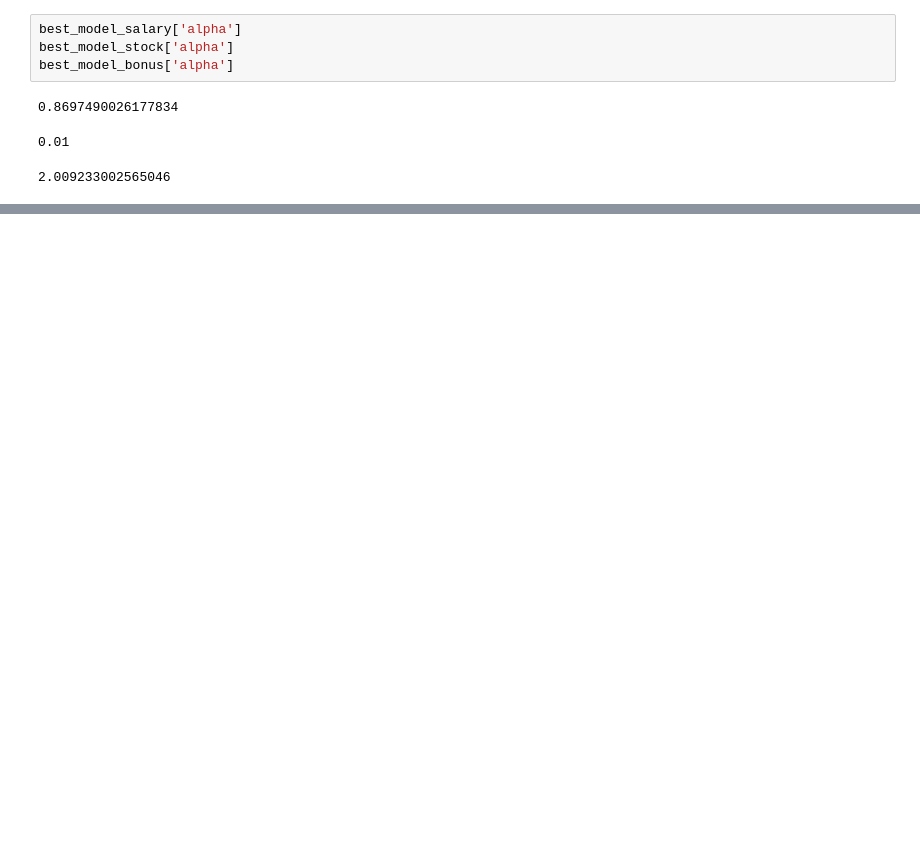
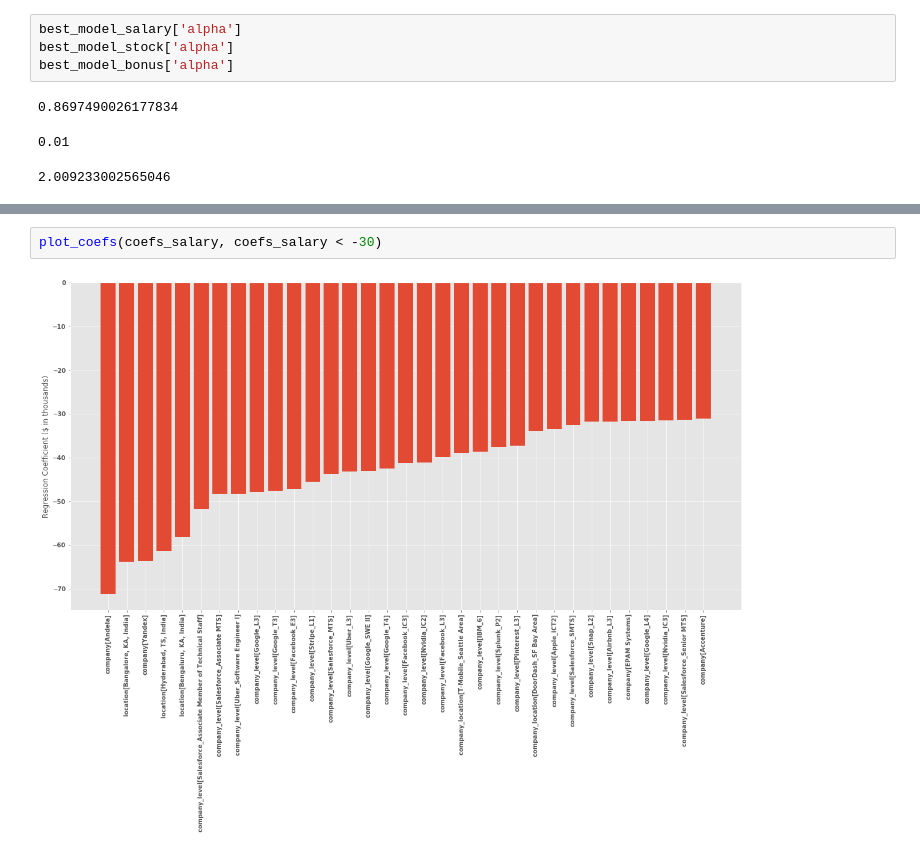
Before and after one commit to simonayzman/CompensationNegotiation, a Jupyter notebook: Data Analysis - Untransformed.ipynb, the cells around one changed output, grey strips where cells are left out. Drawn from its saved outputs; the diff is of its cells as text; blank space fills up the shorter version.

```diff
--- a/Data Analysis - Untransformed.ipynb
+++ b/Data Analysis - Untransformed.ipynb
@@ -462,0 +393,4 @@ best_model_bonus['alpha']
+# %%
+plot_coefs(coefs_salary, coefs_salary < -30)
+# %% [output]
+[figure, added]
```
Also changed, not shown: parts of 26 cells of this notebook.
